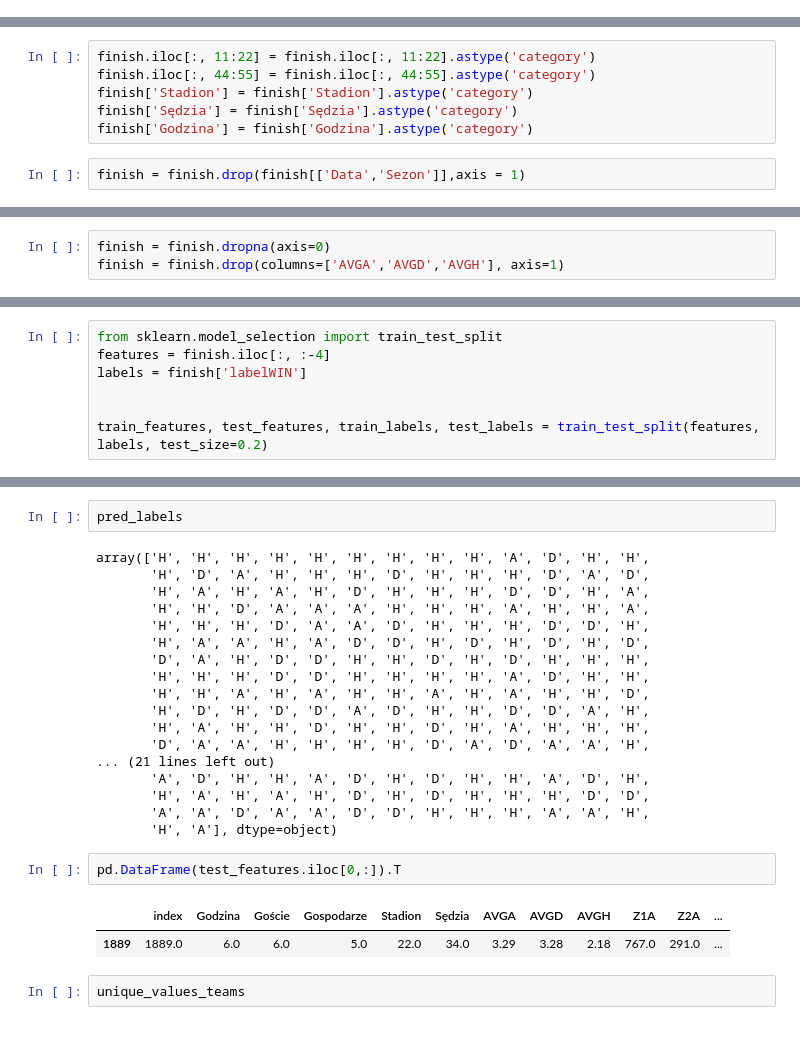
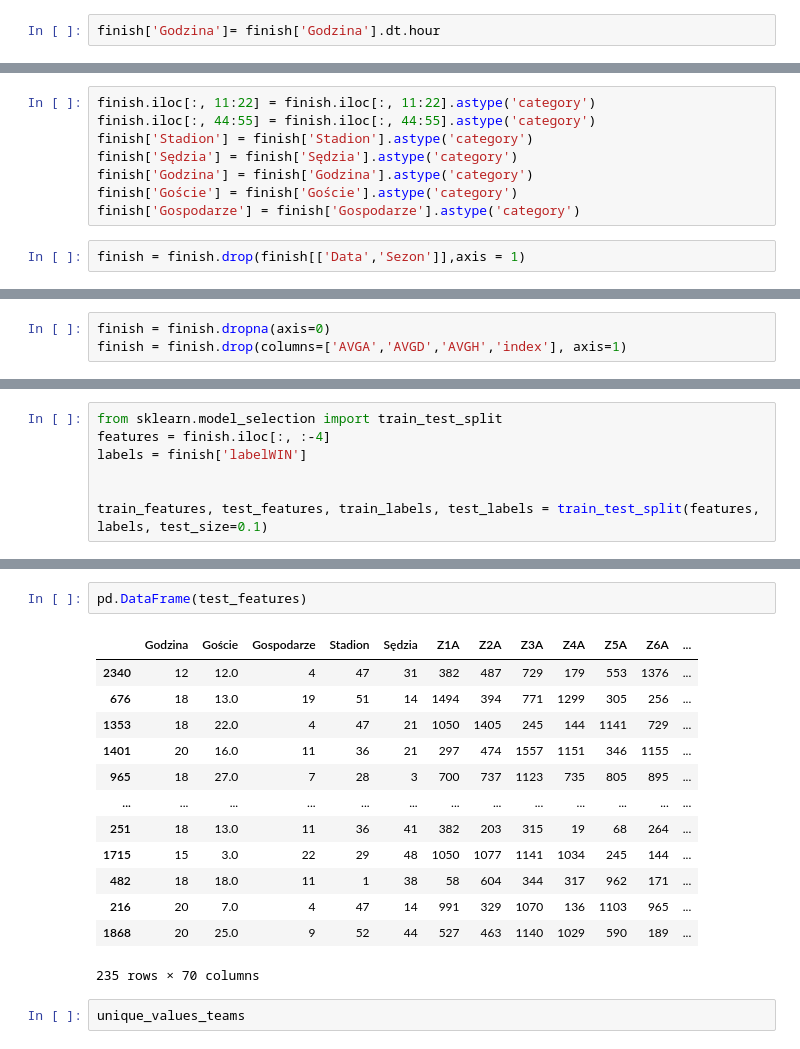
Before and after one commit to jadasek/betting-odds, a Jupyter notebook: model.ipynb, the cells around one changed output, grey strips where cells are left out. Drawn from its saved outputs; the diff is of its cells as text.

```diff
--- a/model.ipynb
+++ b/model.ipynb
@@ -218,3 +225,5 @@ finish['Godzina'] = finish['Godzina'].map(unique_values_godzina)
+# %%
+finish['Godzina']= finish['Godzina'].dt.hour
 # %%
 finish
 # %% [output]
@@ -237,6 +246,8 @@ finish.iloc[:, 44:55] = finish.iloc[:, 44:55].astype('category')
 finish['Stadion'] = finish['Stadion'].astype('category')
 finish['Sędzia'] = finish['Sędzia'].astype('category')
 finish['Godzina'] = finish['Godzina'].astype('category')
+finish['Goście'] = finish['Goście'].astype('category')
+finish['Gospodarze'] = finish['Gospodarze'].astype('category')
 # %%
 finish = finish.drop(finish[['Data','Sezon']],axis = 1)
 # %%
@@ -262,3 +289,3 @@ finish
 # %%
 finish = finish.dropna(axis=0)
-finish = finish.drop(columns=['AVGA','AVGD','AVGH'], axis=1)
+finish = finish.drop(columns=['AVGA','AVGD','AVGH','index'], axis=1)
@@ -268,7 +297,7 @@ features = finish.iloc[:, :-4]
 labels = finish['labelWIN']
 
 
-train_features, test_features, train_labels, test_labels = train_test_split(features, labels, test_size=0.2)
+train_features, test_features, train_labels, test_labels = train_test_split(features, labels, test_size=0.1)
 # %%
 from sklearn.preprocessing import LabelEncoder
 import xgboost as xgb
@@ -296,28 +324,19 @@ accuracy: 0.3148936170212766
-# %%
-pred_labels
-# %% [output]
-array(['H', 'H', 'H', 'H', 'H', 'H', 'H', 'H', 'H', 'A', 'D', 'H', 'H',
-       'H', 'D', 'A', 'H', 'H', 'H', 'D', 'H', 'H', 'H', 'D', 'A', 'D',
-       'H', 'A', 'H', 'A', 'H', 'D', 'H', 'H', 'H', 'D', 'D', 'H', 'A',
-       'H', 'H', 'D', 'A', 'A', 'A', 'H', 'H', 'H', 'A', 'H', 'H', 'A',
-       'H', 'H', 'H', 'D', 'A', 'A', 'D', 'H', 'H', 'H', 'D', 'D', 'H',
-       'H', 'A', 'A', 'H', 'A', 'D', 'D', 'H', 'D', 'H', 'D', 'H', 'D',
-       'D', 'A', 'H', 'D', 'D', 'H', 'H', 'D', 'H', 'D', 'H', 'H', 'H',
-       'H', 'H', 'H', 'D', 'D', 'H', 'H', 'H', 'H', 'A', 'D', 'H', 'H',
-       'H', 'H', 'A', 'H', 'A', 'H', 'H', 'A', 'H', 'A', 'H', 'H', 'D',
-       'H', 'D', 'H', 'D', 'D', 'A', 'D', 'H', 'H', 'D', 'D', 'A', 'H',
-       'H', 'A', 'H', 'H', 'D', 'H', 'H', 'D', 'H', 'A', 'H', 'H', 'H',
-       'D', 'A', 'A', 'H', 'H', 'H', 'H', 'D', 'A', 'D', 'A', 'A', 'H',
-... (21 lines left out)
-       'A', 'D', 'H', 'H', 'A', 'D', 'H', 'D', 'H', 'H', 'A', 'D', 'H',
-       'H', 'A', 'H', 'A', 'H', 'D', 'H', 'D', 'H', 'H', 'H', 'D', 'D',
-       'A', 'A', 'D', 'A', 'A', 'D', 'D', 'H', 'H', 'H', 'A', 'A', 'H',
-       'H', 'A'], dtype=object)
 # %%
-pd.DataFrame(test_features.iloc[0,:]).T
+pd.DataFrame(test_features)
 # %% [output]
-|  | index | Godzina | Goście | Gospodarze | Stadion | Sędzia | AVGA | AVGD | AVGH | Z1A | Z2A | ... |
-| 1889 | 1889.0 | 6.0 | 6.0 | 5.0 | 22.0 | 34.0 | 3.29 | 3.28 | 2.18 | 767.0 | 291.0 | ... |
+|  | Godzina | Goście | Gospodarze | Stadion | Sędzia | Z1A | Z2A | Z3A | Z4A | Z5A | Z6A | ... |
+| 2340 | 12 | 12.0 | 4 | 47 | 31 | 382 | 487 | 729 | 179 | 553 | 1376 | ... |
+| 676 | 18 | 13.0 | 19 | 51 | 14 | 1494 | 394 | 771 | 1299 | 305 | 256 | ... |
+| 1353 | 18 | 22.0 | 4 | 47 | 21 | 1050 | 1405 | 245 | 144 | 1141 | 729 | ... |
+| 1401 | 20 | 16.0 | 11 | 36 | 21 | 297 | 474 | 1557 | 1151 | 346 | 1155 | ... |
+| 965 | 18 | 27.0 | 7 | 28 | 3 | 700 | 737 | 1123 | 735 | 805 | 895 | ... |
+| ... | ... | ... | ... | ... | ... | ... | ... | ... | ... | ... | ... | ... |
+| 251 | 18 | 13.0 | 11 | 36 | 41 | 382 | 203 | 315 | 19 | 68 | 264 | ... |
+| 1715 | 15 | 3.0 | 22 | 29 | 48 | 1050 | 1077 | 1141 | 1034 | 245 | 144 | ... |
+| 482 | 18 | 18.0 | 11 | 1 | 38 | 58 | 604 | 344 | 317 | 962 | 171 | ... |
+| 216 | 20 | 7.0 | 4 | 47 | 14 | 991 | 329 | 1070 | 136 | 1103 | 965 | ... |
+| 1868 | 20 | 25.0 | 9 | 52 | 44 | 527 | 463 | 1140 | 1029 | 590 | 189 | ... |
+235 rows × 70 columns
 # %%
 unique_values_teams
 # %% [output]
```
Also changed, not shown: parts of 13 cells of this notebook, 1 other file.
